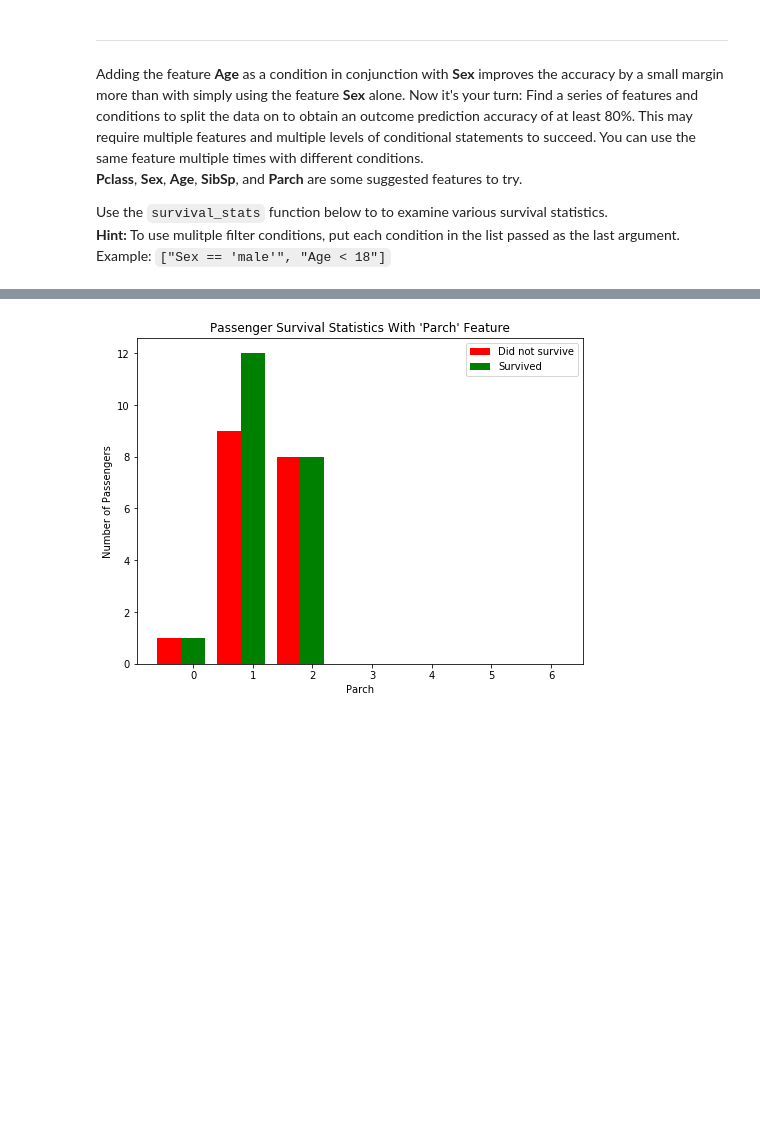
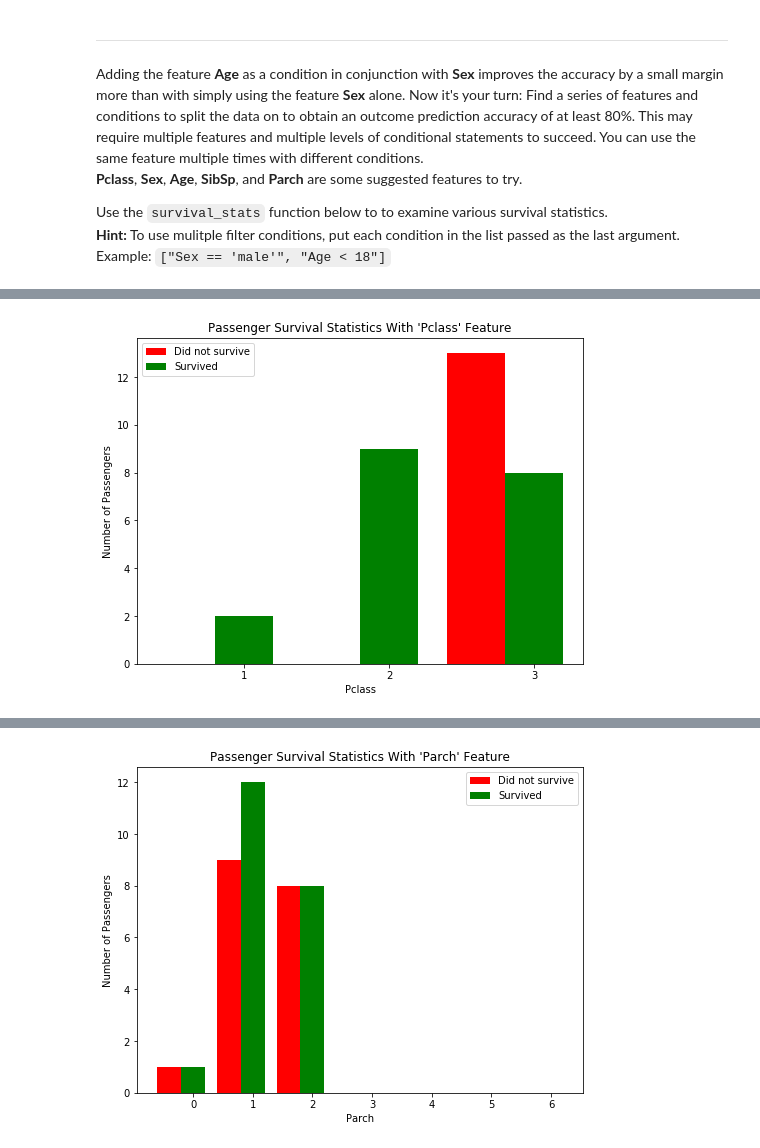
Before and after one commit to TarekMSayed/Udacity-ML-Nanodegree, a Jupyter notebook: titanic_survival_exploration/titanic_survival_exploration.ipynb, the cells around one changed output, grey strips where cells are left out. Saved outputs shown, nothing was run; the diff lists cells and outputs as text; code cells hidden in the pictures; blank space fills up the shorter version.

```diff
--- a/titanic_survival_exploration/titanic_survival_exploration.ipynb
+++ b/titanic_survival_exploration/titanic_survival_exploration.ipynb
@@ -215,0 +223,4 @@ Use the `survival_stats` function below to to examine various survival statistic
+# %%
+vs.survival_stats(data, outcomes, 'Pclass', ["Sex == 'male'","Age < 10",])
+# %% [output]
+[figure, added]
```
Also changed, not shown: parts of 8 cells of this notebook, 1 other file.
